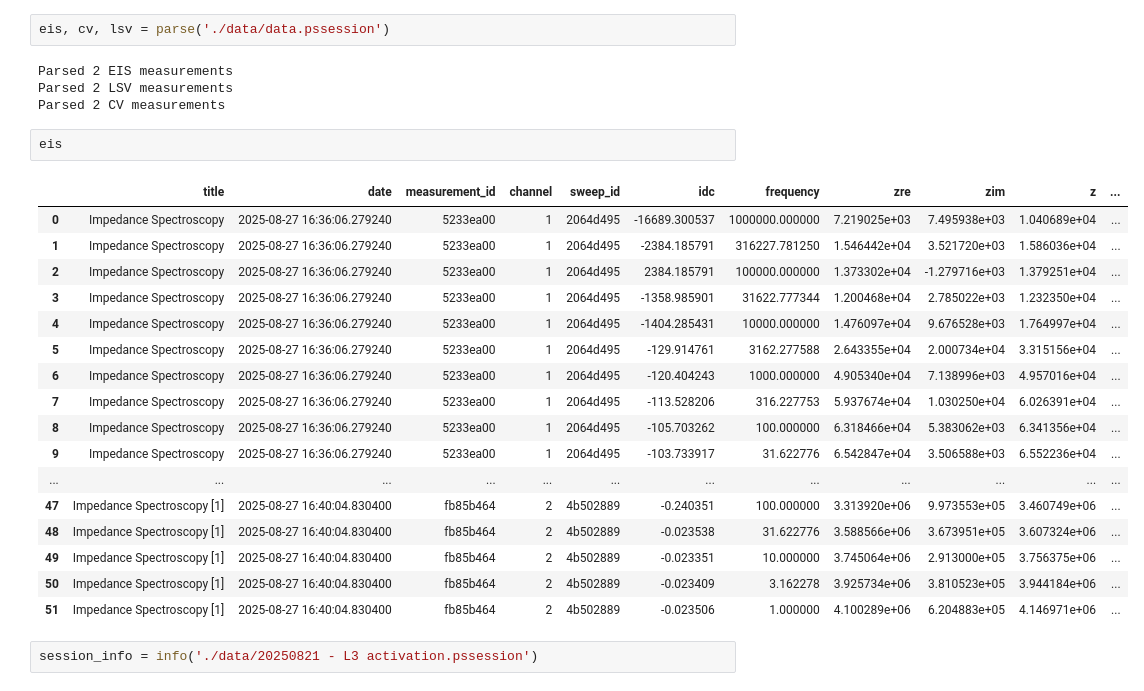
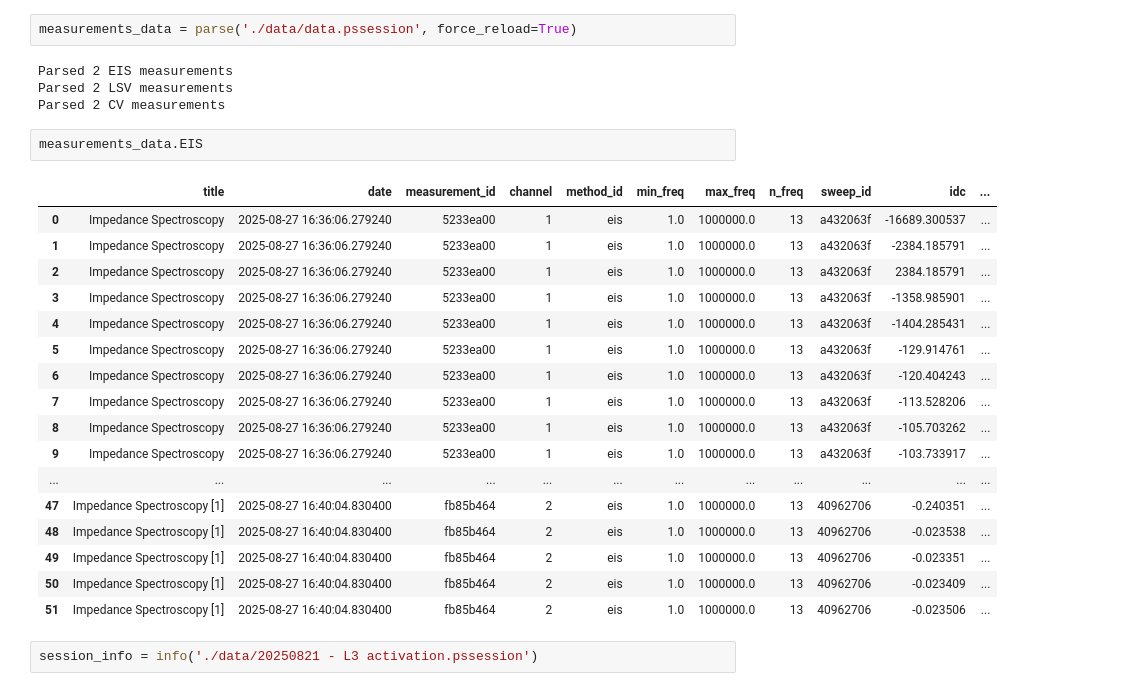
Before and after one commit to fedemengo/psession, a Jupyter notebook: nb.ipynb, the cells around one changed output. Cells and saved outputs as stored; diff of their text form.

```diff
--- a/nb.ipynb
+++ b/nb.ipynb
@@ -603,31 +606,31 @@ plot_device(eis, "N10", figsize=(10, 5))
 [figure]
 [figure]
 # %%
-eis, cv, lsv = parse('./data/data.pssession')
+measurements_data = parse('./data/data.pssession', force_reload=True)
 # %% [output]
 Parsed 2 EIS measurements
 Parsed 2 LSV measurements
 Parsed 2 CV measurements
 # %%
-eis
+measurements_data.EIS
 # %% [output]
-|  | title | date | measurement_id | channel | sweep_id | idc | frequency | zre | zim | z | ... |
-| 0 | Impedance Spectroscopy | 2025-08-27 16:36:06.279240 | 5233ea00 | 1 | 2064d495 | -16689.300537 | 1000000.000000 | 7.219025e+03 | 7.495938e+03 | 1.040689e+04 | ... |
-| 1 | Impedance Spectroscopy | 2025-08-27 16:36:06.279240 | 5233ea00 | 1 | 2064d495 | -2384.185791 | 316227.781250 | 1.546442e+04 | 3.521720e+03 | 1.586036e+04 | ... |
-| 2 | Impedance Spectroscopy | 2025-08-27 16:36:06.279240 | 5233ea00 | 1 | 2064d495 | 2384.185791 | 100000.000000 | 1.373302e+04 | -1.279716e+03 | 1.379251e+04 | ... |
-| 3 | Impedance Spectroscopy | 2025-08-27 16:36:06.279240 | 5233ea00 | 1 | 2064d495 | -1358.985901 | 31622.777344 | 1.200468e+04 | 2.785022e+03 | 1.232350e+04 | ... |
-| 4 | Impedance Spectroscopy | 2025-08-27 16:36:06.279240 | 5233ea00 | 1 | 2064d495 | -1404.285431 | 10000.000000 | 1.476097e+04 | 9.676528e+03 | 1.764997e+04 | ... |
-| 5 | Impedance Spectroscopy | 2025-08-27 16:36:06.279240 | 5233ea00 | 1 | 2064d495 | -129.914761 | 3162.277588 | 2.643355e+04 | 2.000734e+04 | 3.315156e+04 | ... |
-| 6 | Impedance Spectroscopy | 2025-08-27 16:36:06.279240 | 5233ea00 | 1 | 2064d495 | -120.404243 | 1000.000000 | 4.905340e+04 | 7.138996e+03 | 4.957016e+04 | ... |
-| 7 | Impedance Spectroscopy | 2025-08-27 16:36:06.279240 | 5233ea00 | 1 | 2064d495 | -113.528206 | 316.227753 | 5.937674e+04 | 1.030250e+04 | 6.026391e+04 | ... |
-| 8 | Impedance Spectroscopy | 2025-08-27 16:36:06.279240 | 5233ea00 | 1 | 2064d495 | -105.703262 | 100.000000 | 6.318466e+04 | 5.383062e+03 | 6.341356e+04 | ... |
-| 9 | Impedance Spectroscopy | 2025-08-27 16:36:06.279240 | 5233ea00 | 1 | 2064d495 | -103.733917 | 31.622776 | 6.542847e+04 | 3.506588e+03 | 6.552236e+04 | ... |
+|  | title | date | measurement_id | channel | method_id | min_freq | max_freq | n_freq | sweep_id | idc | ... |
+| 0 | Impedance Spectroscopy | 2025-08-27 16:36:06.279240 | 5233ea00 | 1 | eis | 1.0 | 1000000.0 | 13 | a432063f | -16689.300537 | ... |
+| 1 | Impedance Spectroscopy | 2025-08-27 16:36:06.279240 | 5233ea00 | 1 | eis | 1.0 | 1000000.0 | 13 | a432063f | -2384.185791 | ... |
+| 2 | Impedance Spectroscopy | 2025-08-27 16:36:06.279240 | 5233ea00 | 1 | eis | 1.0 | 1000000.0 | 13 | a432063f | 2384.185791 | ... |
+| 3 | Impedance Spectroscopy | 2025-08-27 16:36:06.279240 | 5233ea00 | 1 | eis | 1.0 | 1000000.0 | 13 | a432063f | -1358.985901 | ... |
+| 4 | Impedance Spectroscopy | 2025-08-27 16:36:06.279240 | 5233ea00 | 1 | eis | 1.0 | 1000000.0 | 13 | a432063f | -1404.285431 | ... |
+| 5 | Impedance Spectroscopy | 2025-08-27 16:36:06.279240 | 5233ea00 | 1 | eis | 1.0 | 1000000.0 | 13 | a432063f | -129.914761 | ... |
+| 6 | Impedance Spectroscopy | 2025-08-27 16:36:06.279240 | 5233ea00 | 1 | eis | 1.0 | 1000000.0 | 13 | a432063f | -120.404243 | ... |
+| 7 | Impedance Spectroscopy | 2025-08-27 16:36:06.279240 | 5233ea00 | 1 | eis | 1.0 | 1000000.0 | 13 | a432063f | -113.528206 | ... |
+| 8 | Impedance Spectroscopy | 2025-08-27 16:36:06.279240 | 5233ea00 | 1 | eis | 1.0 | 1000000.0 | 13 | a432063f | -105.703262 | ... |
+| 9 | Impedance Spectroscopy | 2025-08-27 16:36:06.279240 | 5233ea00 | 1 | eis | 1.0 | 1000000.0 | 13 | a432063f | -103.733917 | ... |
 | ... | ... | ... | ... | ... | ... | ... | ... | ... | ... | ... | ... |
-| 47 | Impedance Spectroscopy [1] | 2025-08-27 16:40:04.830400 | fb85b464 | 2 | 4b502889 | -0.240351 | 100.000000 | 3.313920e+06 | 9.973553e+05 | 3.460749e+06 | ... |
-| 48 | Impedance Spectroscopy [1] | 2025-08-27 16:40:04.830400 | fb85b464 | 2 | 4b502889 | -0.023538 | 31.622776 | 3.588566e+06 | 3.673951e+05 | 3.607324e+06 | ... |
-| 49 | Impedance Spectroscopy [1] | 2025-08-27 16:40:04.830400 | fb85b464 | 2 | 4b502889 | -0.023351 | 10.000000 | 3.745064e+06 | 2.913000e+05 | 3.756375e+06 | ... |
-| 50 | Impedance Spectroscopy [1] | 2025-08-27 16:40:04.830400 | fb85b464 | 2 | 4b502889 | -0.023409 | 3.162278 | 3.925734e+06 | 3.810523e+05 | 3.944184e+06 | ... |
-| 51 | Impedance Spectroscopy [1] | 2025-08-27 16:40:04.830400 | fb85b464 | 2 | 4b502889 | -0.023506 | 1.000000 | 4.100289e+06 | 6.204883e+05 | 4.146971e+06 | ... |
+| 47 | Impedance Spectroscopy [1] | 2025-08-27 16:40:04.830400 | fb85b464 | 2 | eis | 1.0 | 1000000.0 | 13 | 40962706 | -0.240351 | ... |
+| 48 | Impedance Spectroscopy [1] | 2025-08-27 16:40:04.830400 | fb85b464 | 2 | eis | 1.0 | 1000000.0 | 13 | 40962706 | -0.023538 | ... |
+| 49 | Impedance Spectroscopy [1] | 2025-08-27 16:40:04.830400 | fb85b464 | 2 | eis | 1.0 | 1000000.0 | 13 | 40962706 | -0.023351 | ... |
+| 50 | Impedance Spectroscopy [1] | 2025-08-27 16:40:04.830400 | fb85b464 | 2 | eis | 1.0 | 1000000.0 | 13 | 40962706 | -0.023409 | ... |
+| 51 | Impedance Spectroscopy [1] | 2025-08-27 16:40:04.830400 | fb85b464 | 2 | eis | 1.0 | 1000000.0 | 13 | 40962706 | -0.023506 | ... |
 # %%
 session_info = info('./data/20250821 - L3 activation.pssession')
 # %%
```
Also changed, not shown: parts of 11 cells of this notebook, 13 other files.
